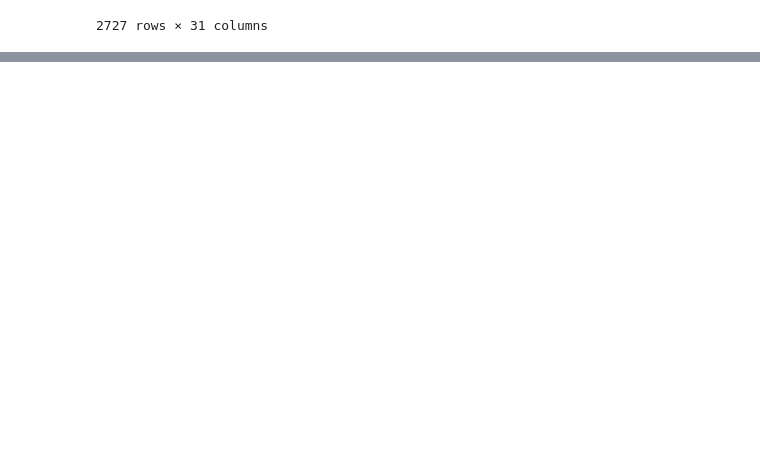
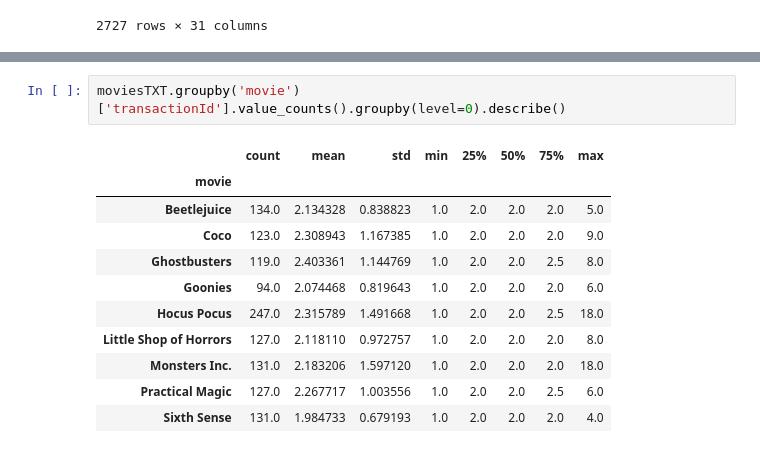
Before and after one commit to newmantldr/MUTS25, a Jupyter notebook: MUTS25.ipynb, the cells around one changed output, grey strips where cells are left out. Drawn from its saved outputs; the diff is of its cells as text; blank space fills up the shorter version.

```diff
--- a/MUTS25.ipynb
+++ b/MUTS25.ipynb
@@ -184,0 +228,14 @@ moviesTXT
+# %%
+moviesTXT.groupby('movie')['transactionId'].value_counts().groupby(level=0).describe()
+# %% [output]
+|  | count | mean | std | min | 25% | 50% | 75% | max |
+| movie |  |  |  |  |  |  |  |  |
+| Beetlejuice | 134.0 | 2.134328 | 0.838823 | 1.0 | 2.0 | 2.0 | 2.0 | 5.0 |
+| Coco | 123.0 | 2.308943 | 1.167385 | 1.0 | 2.0 | 2.0 | 2.0 | 9.0 |
+| Ghostbusters | 119.0 | 2.403361 | 1.144769 | 1.0 | 2.0 | 2.0 | 2.5 | 8.0 |
+| Goonies | 94.0 | 2.074468 | 0.819643 | 1.0 | 2.0 | 2.0 | 2.0 | 6.0 |
+| Hocus Pocus | 247.0 | 2.315789 | 1.491668 | 1.0 | 2.0 | 2.0 | 2.5 | 18.0 |
+| Little Shop of Horrors | 127.0 | 2.118110 | 0.972757 | 1.0 | 2.0 | 2.0 | 2.0 | 8.0 |
+| Monsters Inc. | 131.0 | 2.183206 | 1.597120 | 1.0 | 2.0 | 2.0 | 2.0 | 18.0 |
+| Practical Magic | 127.0 | 2.267717 | 1.003556 | 1.0 | 2.0 | 2.0 | 2.5 | 6.0 |
+| Sixth Sense | 131.0 | 1.984733 | 0.679193 | 1.0 | 2.0 | 2.0 | 2.0 | 4.0 |
```
Also changed, not shown: parts of 8 cells of this notebook.
